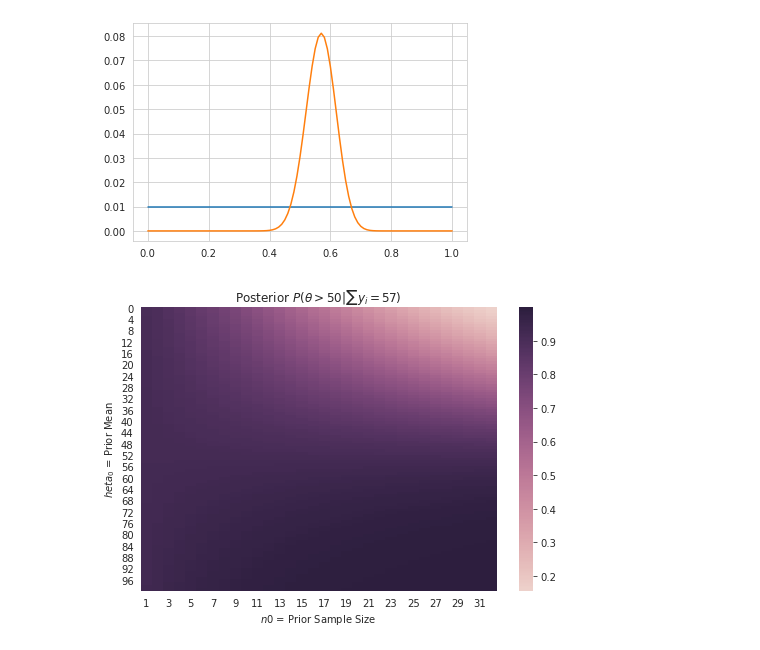
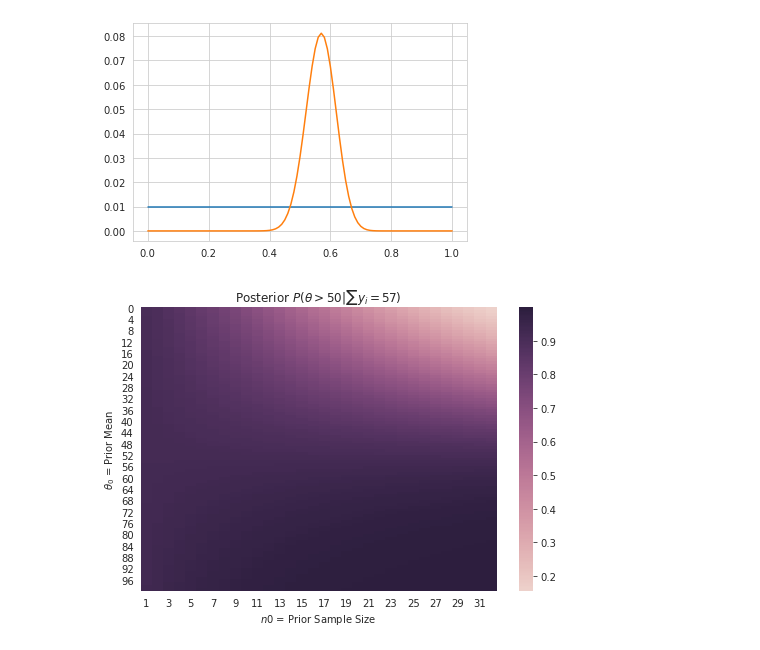
Before and after one commit to WHITSNAK/sta_602, a Jupyter notebook: HW2.ipynb, the cells around one changed output. Drawn from its saved outputs; the diff is of its cells as text; code cells hidden in the pictures.

```diff
--- a/HW2.ipynb
+++ b/HW2.ipynb
@@ -117,16 +117,16 @@ df = pd.DataFrame(parameters)
 # %%
 fig, ax = plt.subplots(figsize=(7, 5))
 
 sns.heatmap(
     df.set_index(['n0','theta0']).unstack().T.droplevel(0),
     ax=ax, cmap=sns.cubehelix_palette(as_cmap=True)
 )
 ax.yaxis.set_major_formatter('{x:0.0f}')
 ax.set_xlabel('$n0$ = Prior Sample Size')
-ax.set_ylabel('$\theta_0$ = Prior Mean')
+ax.set_ylabel('$\\theta_0$ = Prior Mean')
 ax.set_title('Posterior $P(\\theta>50|\\sum y_i=57)$')
 
 fig.tight_layout()
 fig.show()
 # %% [output]
-[figure, old version]
+[figure, new version]
```
Also changed, not shown: parts of 10 cells of this notebook, 10 other files.
